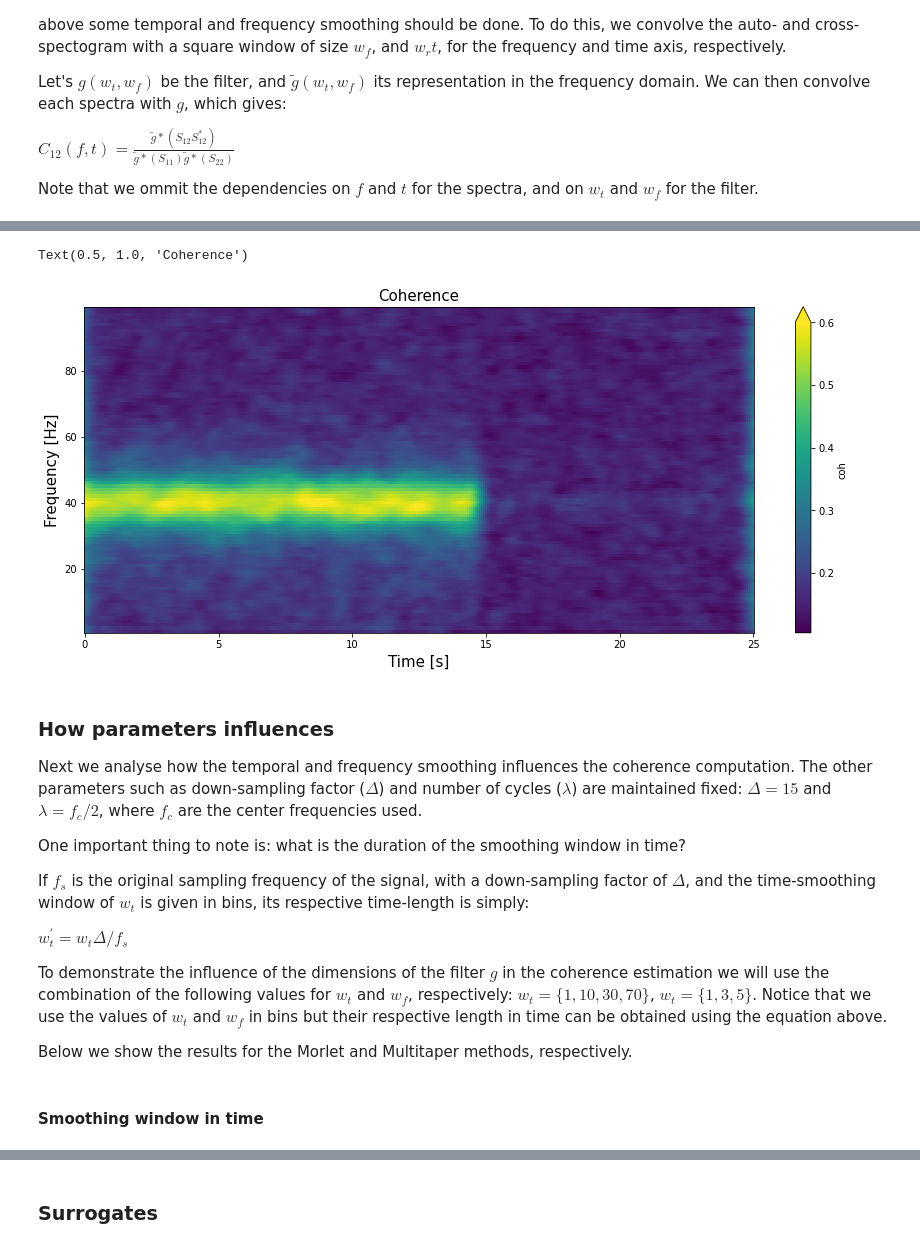
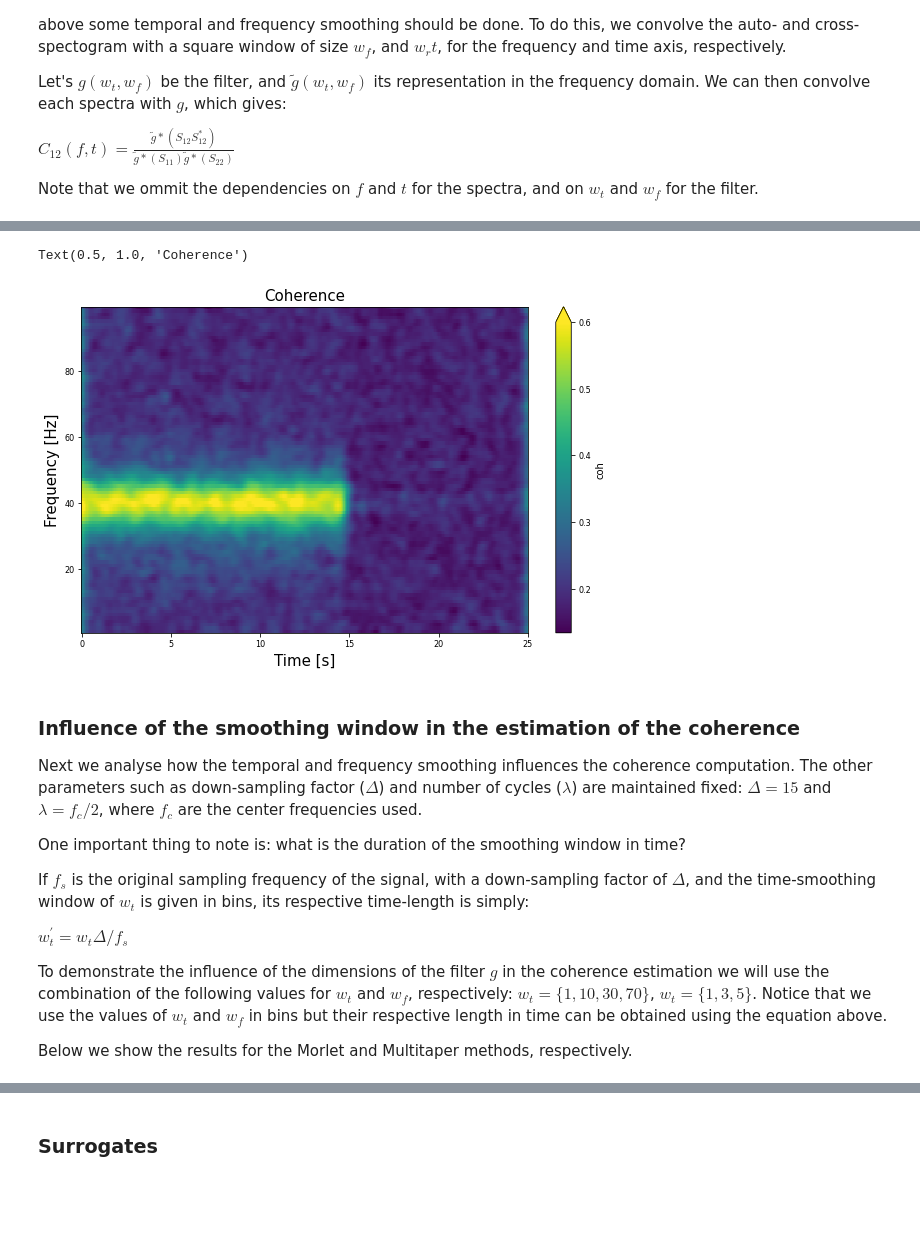
Before and after one commit to ViniciusLima94/GrayData-Analysis, a Jupyter notebook: notebooks/3.0.1. Example coherence computation.ipynb, the cells around one changed output, grey strips where cells are left out. Cells and saved outputs as stored; diff of their text form; code cells hidden in the pictures; blank space fills up the shorter version.

```diff
--- a/notebooks/3.0.1. Example coherence computation.ipynb
+++ b/notebooks/3.0.1. Example coherence computation.ipynb
@@ -99,7 +109,7 @@ n_cycles = freqs / 2.
 
 kw = dict(
     freqs=freqs, times=None, roi=None, foi=None, n_jobs=-1,
-    sfreq=Fs, mode='multitaper', n_cycles=n_cycles, decim=15,
+    sfreq=Fs, mode='morlet', n_cycles=n_cycles, decim=15,
     sm_times=300, sm_freqs=1, block_size=2
 )
 
@@ -123,14 +133,14 @@ Elapsed time to load super-tensor: 26.89884305000305 sec.
 # %%
-plt.figure(figsize=(15,6))
+plt.figure(figsize=(10,6))
 coh.isel(roi=0).mean(dim="trials").plot.imshow(x="times", y="freqs", vmax=.6)
 plt.ylabel('Frequency [Hz]', fontsize=15)
 plt.xlabel('Time [s]', fontsize=15)
 plt.title('Coherence', fontsize=15)
 # %% [output]
 Text(0.5, 1.0, 'Coherence')
-[figure, old version]
+[figure, new version]
 # %% [markdown]
-### How parameters influences
+### Influence of the smoothing window in the estimation of the coherence
 
 Next we analyse how the temporal and frequency smoothing influences the coherence computation. The other parameters such as down-sampling factor ($\Delta$) and number of cycles ($\lambda$) are maintained fixed: $\Delta = 15$ and $\lambda = f_c/2$, where $f_c$ are the center frequencies used.
 
@@ -149,2 +159,0 @@ win_time = [1, 100, 300, 500]
-# %% [markdown]
-#### Smoothing window in time
```
Also changed, not shown: parts of 34 cells of this notebook, 3 other files.
